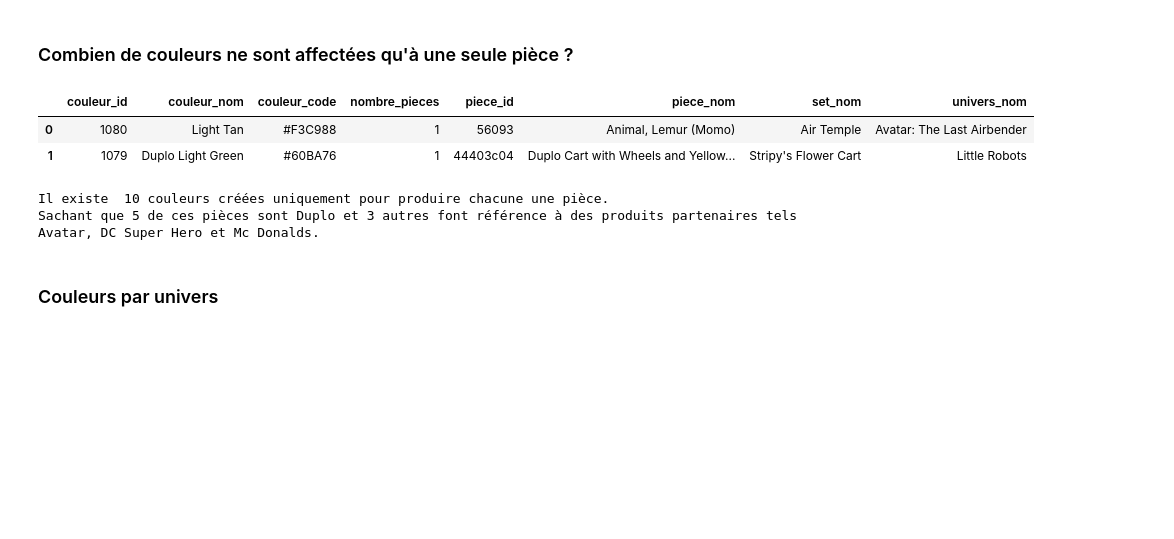
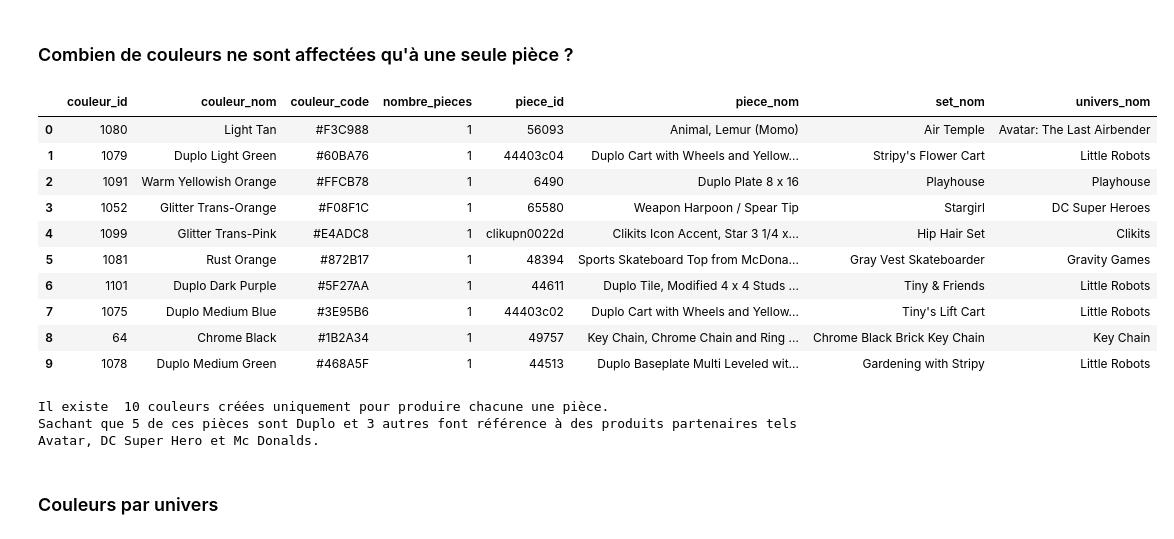
Before and after one commit to Blanchard-Floriane/Projet_final_LEGO_World, a Jupyter notebook: Analyses/analyse_couleurs.ipynb, the cells around one changed output. Saved outputs shown, nothing was run; the diff lists cells and outputs as text; code cells hidden in the pictures; blank space fills up the shorter version.

```diff
--- a/Analyses/analyse_couleurs.ipynb
+++ b/Analyses/analyse_couleurs.ipynb
@@ -165,18 +165,26 @@ display(id_neg_color)
 # %%
 solo_piece_colors = color_rank[color_rank['nombre_pieces'] == 1]
 solo_piece_colors = solo_piece_colors.merge(colors[['couleur_id','piece_id','set_nom','univers_nom']], on='couleur_id', how='left')
 solo_piece_colors = solo_piece_colors.merge(pieces[['part_num','name']], left_on='piece_id', right_on='part_num', how='left').drop('part_num',axis=1)
 solo_piece_colors.insert(5, 'piece_nom', solo_piece_colors.pop('name'))
 
 sum_solo_piece_colors = solo_piece_colors.shape[0]
 
-display(solo_piece_colors.head(2))
+display(solo_piece_colors.head(10))
 print('Il existe ', sum_solo_piece_colors, 'couleurs créées uniquement pour produire chacune une pièce.')
 print('Sachant que 5 de ces pièces sont Duplo et 3 autres font référence à des produits partenaires tels Avatar, DC Super Hero et Mc Donalds.')
 # %% [output]
 |  | couleur_id | couleur_nom | couleur_code | nombre_pieces | piece_id | piece_nom | set_nom | univers_nom |
 | 0 | 1080 | Light Tan | #F3C988 | 1 | 56093 | Animal, Lemur (Momo) | Air Temple | Avatar: The Last Airbender |
 | 1 | 1079 | Duplo Light Green | #60BA76 | 1 | 44403c04 | Duplo Cart with Wheels and Yellow... | Stripy's Flower Cart | Little Robots |
+| 2 | 1091 | Warm Yellowish Orange | #FFCB78 | 1 | 6490 | Duplo Plate 8 x 16 | Playhouse | Playhouse |
+| 3 | 1052 | Glitter Trans-Orange | #F08F1C | 1 | 65580 | Weapon Harpoon / Spear Tip | Stargirl | DC Super Heroes |
+| 4 | 1099 | Glitter Trans-Pink | #E4ADC8 | 1 | clikupn0022d | Clikits Icon Accent, Star 3 1/4 x... | Hip Hair Set | Clikits |
+| 5 | 1081 | Rust Orange | #872B17 | 1 | 48394 | Sports Skateboard Top from McDona... | Gray Vest Skateboarder | Gravity Games |
+| 6 | 1101 | Duplo Dark Purple | #5F27AA | 1 | 44611 | Duplo Tile, Modified 4 x 4 Studs ... | Tiny & Friends | Little Robots |
+| 7 | 1075 | Duplo Medium Blue | #3E95B6 | 1 | 44403c02 | Duplo Cart with Wheels and Yellow... | Tiny's Lift Cart | Little Robots |
+| 8 | 64 | Chrome Black | #1B2A34 | 1 | 49757 | Key Chain, Chrome Chain and Ring ... | Chrome Black Brick Key Chain | Key Chain |
+| 9 | 1078 | Duplo Medium Green | #468A5F | 1 | 44513 | Duplo Baseplate Multi Leveled wit... | Gardening with Stripy | Little Robots |
 Il existe  10 couleurs créées uniquement pour produire chacune une pièce.
 Sachant que 5 de ces pièces sont Duplo et 3 autres font référence à des produits partenaires tels Avatar, DC Super Hero et Mc Donalds.
 # %% [markdown]
```
Also changed, not shown: 7 other files.
